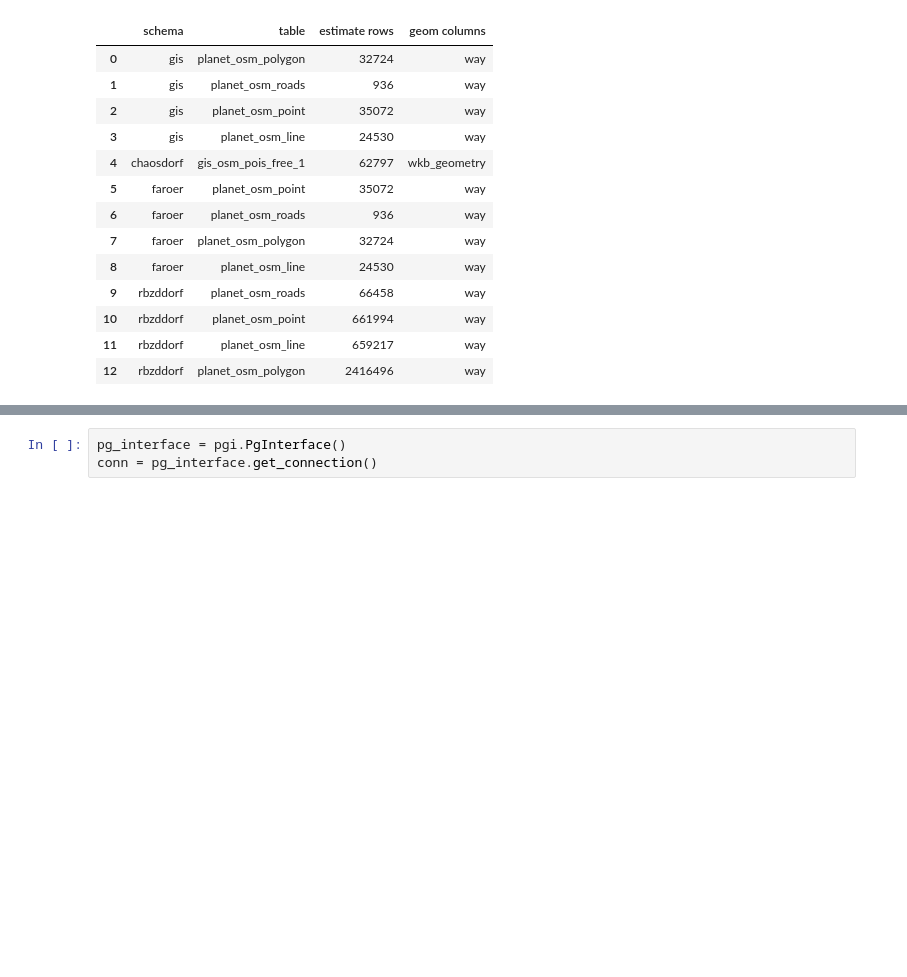
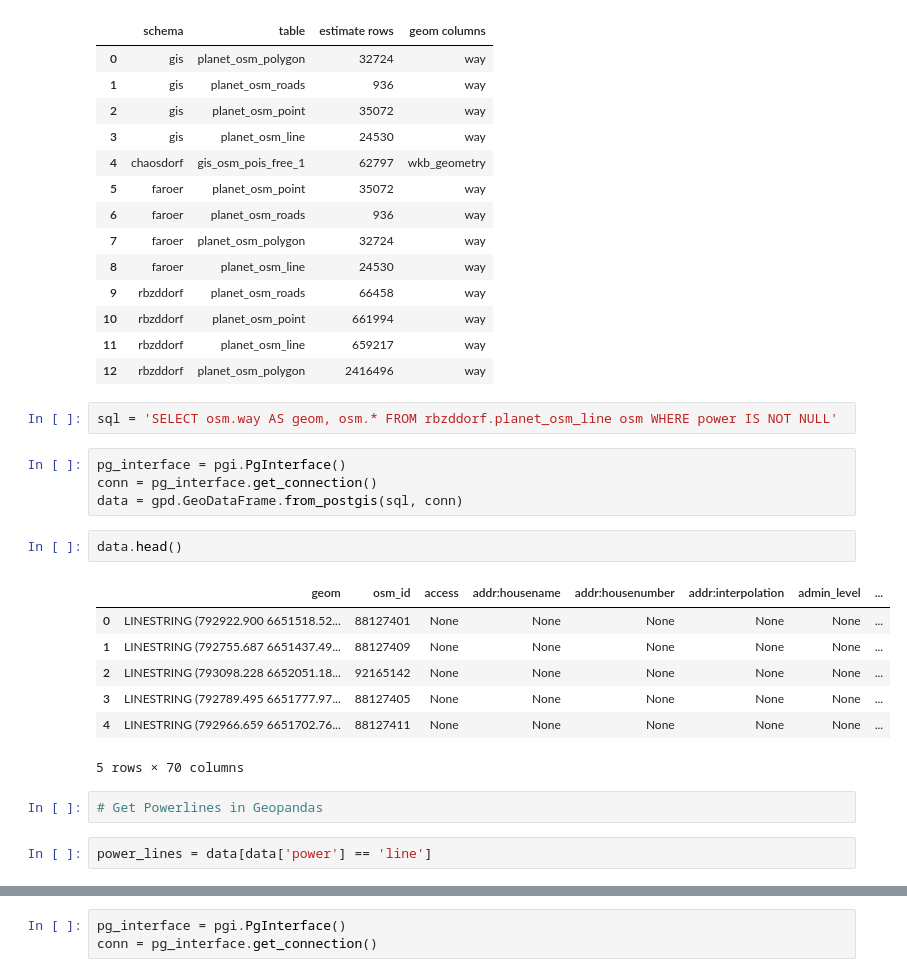
Before and after one commit to cobra79/GeoGeekSuite, a Jupyter notebook: data/jupyter/WorkInProgress/FileManager_OSM.ipynb, the cells around one changed output, grey strips where cells are left out. Cells and saved outputs as stored; diff of their text form; blank space fills up the shorter version.

```diff
--- a/data/jupyter/WorkInProgress/FileManager_OSM.ipynb
+++ b/data/jupyter/WorkInProgress/FileManager_OSM.ipynb
@@ -59,3 +59,23 @@ gdm.get_tables()
 | 10 | rbzddorf | planet_osm_point | 661994 | way |
 | 11 | rbzddorf | planet_osm_line | 659217 | way |
 | 12 | rbzddorf | planet_osm_polygon | 2416496 | way |
+# %%
+sql = 'SELECT osm.way AS geom, osm.* FROM rbzddorf.planet_osm_line osm WHERE power IS NOT NULL'
+# %%
+pg_interface = pgi.PgInterface()
+conn = pg_interface.get_connection()
+data = gpd.GeoDataFrame.from_postgis(sql, conn)
+# %%
+data.head()
+# %% [output]
+|  | geom | osm_id | access | addr:housename | addr:housenumber | addr:interpolation | admin_level | ... |
+| 0 | LINESTRING (792922.900 6651518.52... | 88127401 | None | None | None | None | None | ... |
+| 1 | LINESTRING (792755.687 6651437.49... | 88127409 | None | None | None | None | None | ... |
+| 2 | LINESTRING (793098.228 6652051.18... | 92165142 | None | None | None | None | None | ... |
+| 3 | LINESTRING (792789.495 6651777.97... | 88127405 | None | None | None | None | None | ... |
+| 4 | LINESTRING (792966.659 6651702.76... | 88127411 | None | None | None | None | None | ... |
+5 rows × 70 columns
+# %%
+# Get Powerlines in Geopandas
+# %%
+power_lines = data[data['power'] == 'line']
```
Also changed, not shown: parts of 7 cells of this notebook.
